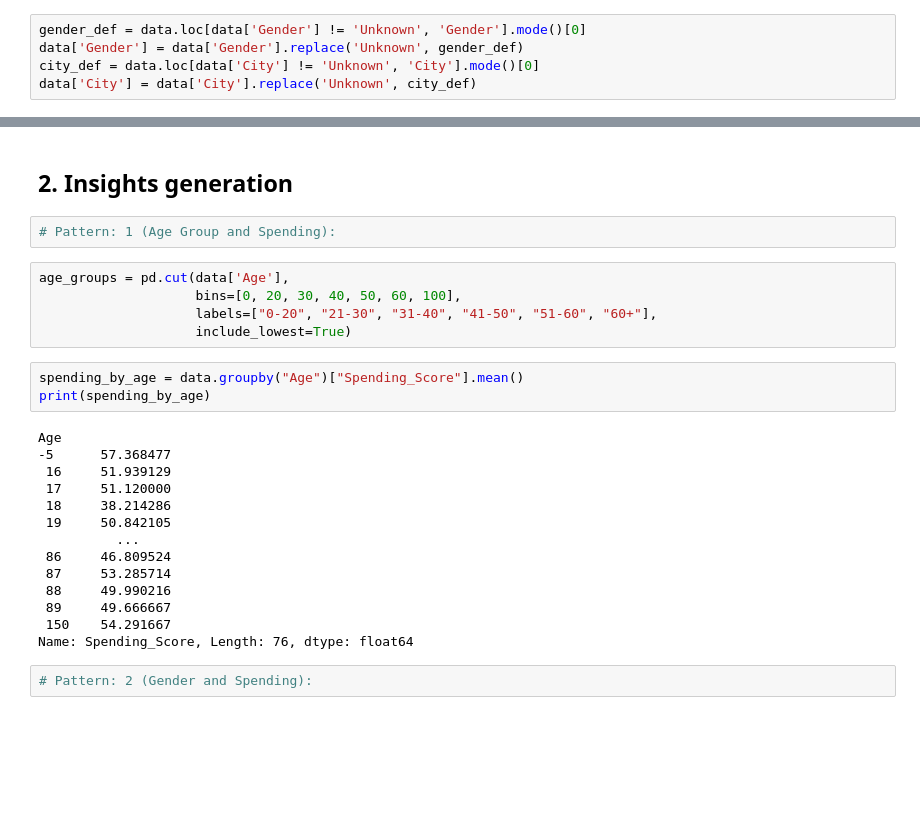
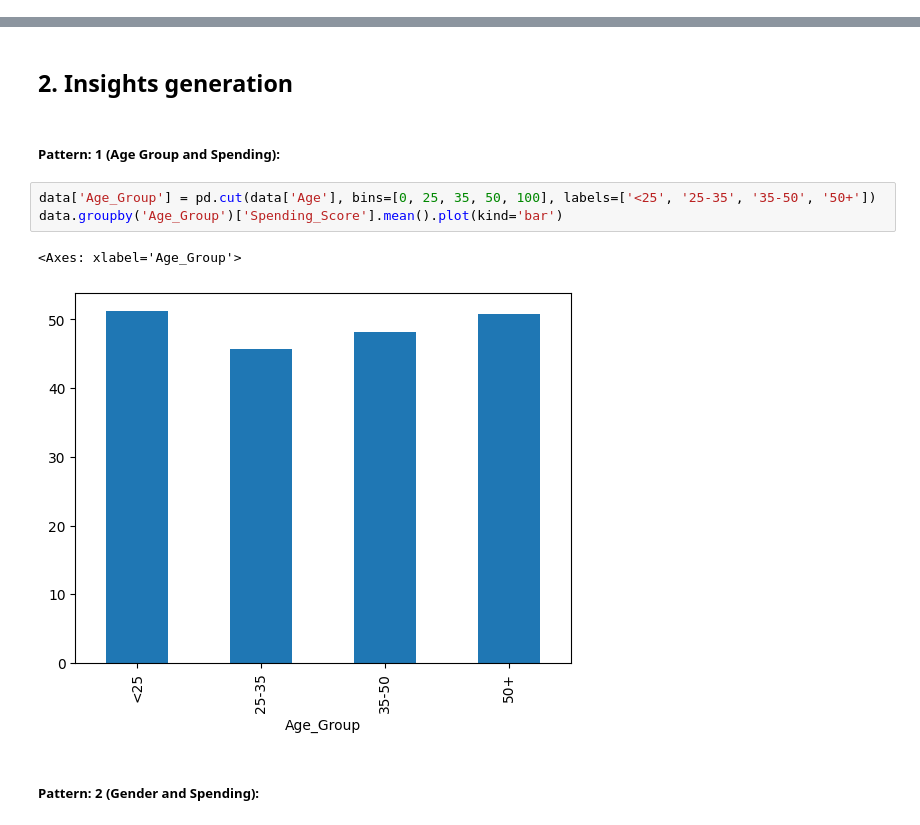
Before and after one commit to Nafna123/Pre-processing-and-EDA, a Jupyter notebook: _Pre processing and EDA.ipynb, the cells around one changed output, grey strips where cells are left out. Cells and saved outputs as stored; diff of their text form; blank space fills up the shorter version.

```diff
--- a/_Pre processing and EDA.ipynb
+++ b/_Pre processing and EDA.ipynb
@@ -122,5 +120,0 @@ data['City'] = data['City'].str.title()
-# %%
-gender_def = data.loc[data['Gender'] != 'Unknown', 'Gender'].mode()[0]
-data['Gender'] = data['Gender'].replace('Unknown', gender_def)
-city_def = data.loc[data['City'] != 'Unknown', 'City'].mode()[0]
-data['City'] = data['City'].replace('Unknown', city_def)
@@ -209,32 +231,16 @@ Other     226
 Name: count, dtype: int64
 # %% [markdown]
 ## 2. Insights generation
-# %%
-# Pattern: 1 (Age Group and Spending):
-# %%
-age_groups = pd.cut(data['Age'],
-                    bins=[0, 20, 30, 40, 50, 60, 100],
-                    labels=["0-20", "21-30", "31-40", "41-50", "51-60", "60+"],
-                    include_lowest=True)
+# %% [markdown]
+##### Pattern: 1 (Age Group and Spending):
 # %%
-spending_by_age = data.groupby("Age")["Spending_Score"].mean()
-print(spending_by_age)
+data['Age_Group'] = pd.cut(data['Age'], bins=[0, 25, 35, 50, 100], labels=['<25', '25-35', '35-50', '50+'])
+data.groupby('Age_Group')['Spending_Score'].mean().plot(kind='bar')
 # %% [output]
-Age
--5      57.368477
- 16     51.939129
- 17     51.120000
- 18     38.214286
- 19     50.842105
-          ...
- 86     46.809524
- 87     53.285714
- 88     49.990216
- 89     49.666667
- 150    54.291667
-Name: Spending_Score, Length: 76, dtype: float64
+<Axes: xlabel='Age_Group'>
+[figure, added]
-# %%
-# Pattern: 2 (Gender and Spending):
+# %% [markdown]
+##### Pattern: 2 (Gender and Spending):
 # %%
 spending_by_gender = data.groupby('Gender')['Spending_Score'].mean()
 print(spending_by_gender)
```
Also changed, not shown: parts of 34 cells of this notebook, 1 other file.
